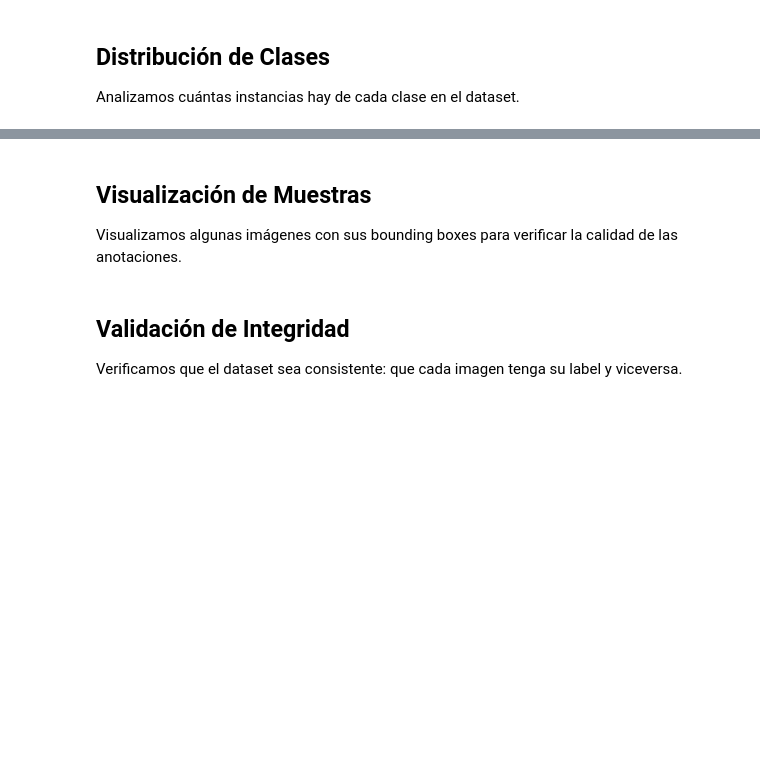
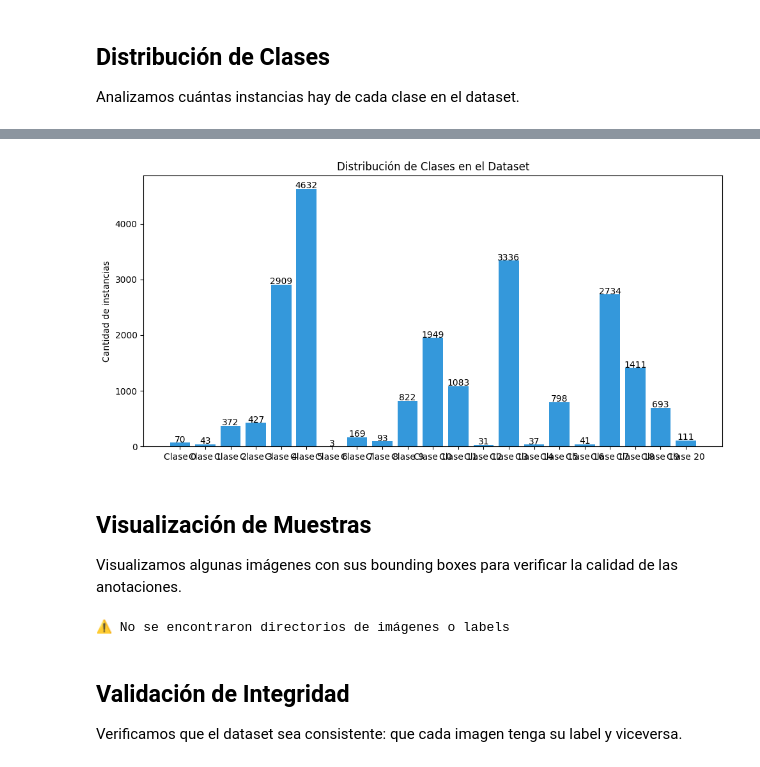
Before and after one commit to EngineerAngel/NeuroDrive, a Jupyter notebook: notebooks/01_exploracion_datos.ipynb, the cells around one changed output, grey strips where cells are left out. Cells and saved outputs as stored; diff of their text form; code cells hidden in the pictures; blank space fills up the shorter version.

```diff
--- a/notebooks/01_exploracion_datos.ipynb
+++ b/notebooks/01_exploracion_datos.ipynb
@@ -73,7 +98,7 @@ Analizamos cuántas instancias hay de cada clase en el dataset.
 # %%
 # Buscar archivos de labels
 labels_dir = None
-for candidate in ['labels', 'train/labels', 'labels/train']:
+for candidate in ['trafic_data/train/labels', 'trafic_data/valid/labels', 'labels', 'train/labels']:
     p = dataset_path / candidate
     if p.exists():
         labels_dir = p
@@ -102,20 +145,22 @@ else:
 # %%
 # Gráfica de distribución
 if labels_dir and class_counts:
-    fig, ax = plt.subplots(figsize=(10, 5))
+    fig, ax = plt.subplots(figsize=(18, 5))
     clases = [f'Clase {c}' for c in sorted(class_counts.keys())]
     conteos = [class_counts[c] for c in sorted(class_counts.keys())]
 
     bars = ax.bar(clases, conteos, color='#3498db')
     ax.set_title('Distribución de Clases en el Dataset')
     ax.set_ylabel('Cantidad de instancias')
 
     for bar, count in zip(bars, conteos):
         ax.text(bar.get_x() + bar.get_width()/2, bar.get_height() + 5,
                 str(count), ha='center', fontsize=10)
 
     plt.tight_layout()
     plt.show()
+# %% [output]
+[figure, added]
 # %% [markdown]
 ## Visualización de Muestras
 
@@ -173,6 +218,8 @@ if images_dir and labels_dir:
     plt.show()
 else:
     print('⚠️ No se encontraron directorios de imágenes o labels')
+# %% [output]
+⚠️ No se encontraron directorios de imágenes o labels
 # %% [markdown]
 ## Validación de Integridad
 
```
Also changed, not shown: parts of 4 cells of this notebook.
